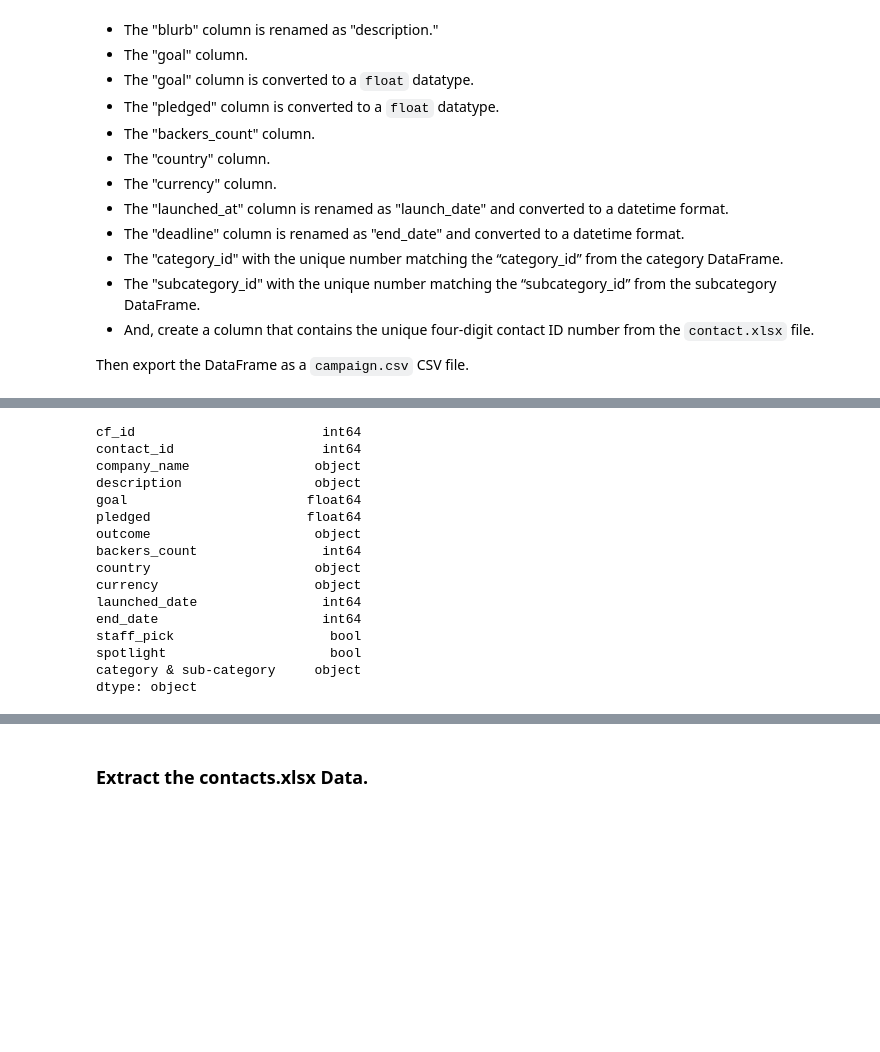
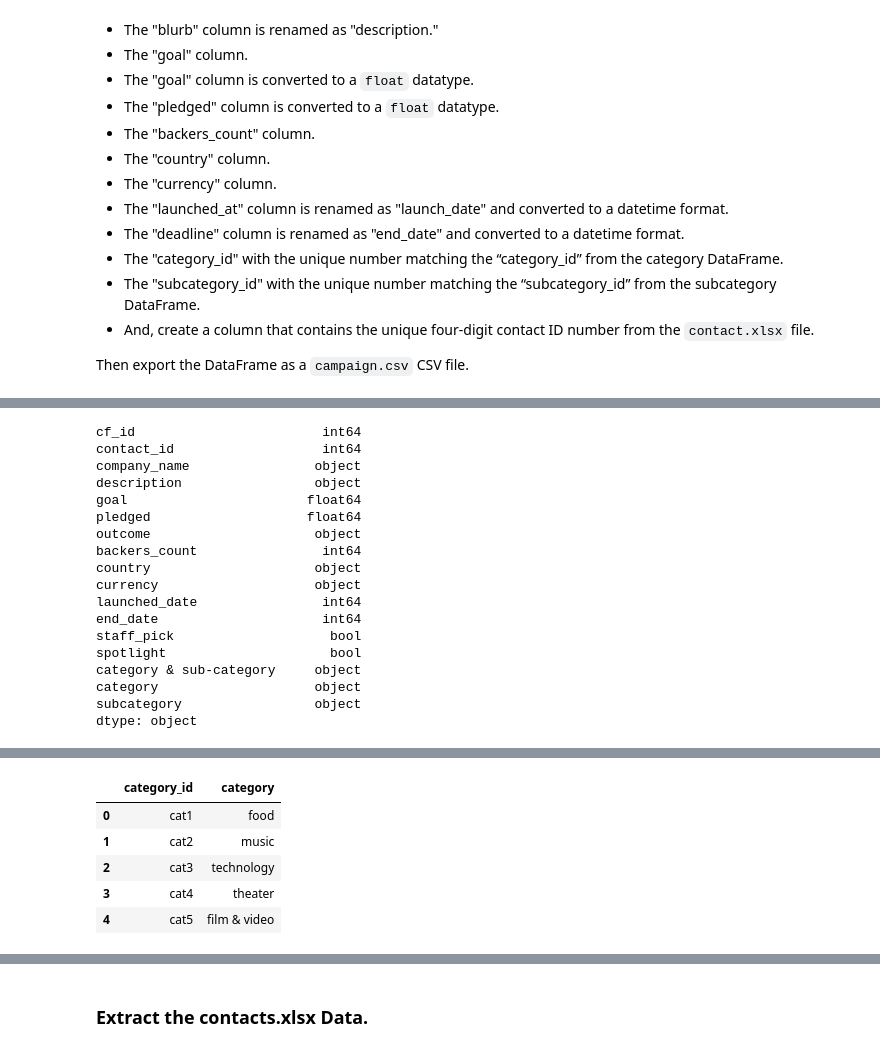
Before and after one commit to danielamz97/Crowdfunding_ETL, a Jupyter notebook: ETL_Mini_Project_Starter_Code_DMontiel_ECervantes_JMontoya.ipynb, the cells around one changed output, grey strips where cells are left out. Saved outputs shown, nothing was run; the diff lists cells and outputs as text; code cells hidden in the pictures; blank space fills up the shorter version.

```diff
--- a/ETL_Mini_Project_Starter_Code_DMontiel_ECervantes_JMontoya.ipynb
+++ b/ETL_Mini_Project_Starter_Code_DMontiel_ECervantes_JMontoya.ipynb
@@ -54,8 +54,8 @@ Export the DataFrame as a `subcategory.csv` CSV file.
 # %%
 # Get the crowdfunding_info_df columns.
 # Assign the category and subcategory values to category and subcategory columns.
-cat_df=crowdfunding_info_df[['category & sub-category']]
-cat_df[['category','subcategory']] = cat_df['category & sub-category'].str.split('/',expand=True)
-cat_df = cat_df.drop('category & sub-category', axis=1)
+
+crowdfunding_info_df[['category','subcategory']] = crowdfunding_info_df['category & sub-category'].str.split('/',expand=True)
+cat_df = crowdfunding_info_df[['category','subcategory']]
 cat_df
 # %% [output]
@@ -248,6 +238,8 @@ end_date                     int64
 staff_pick                    bool
 spotlight                     bool
 category & sub-category     object
+category                    object
+subcategory                 object
 dtype: object
 # %%
 # Format the launched_date and end_date columns to datetime format
@@ -268,6 +260,15 @@ campaign_df.head()
 | 2 | 1812 | 4187 | Melton, Robinson and Fritz | Function-based leadingedge pricin... | 108400.0 | 142523.0 | successful | 1425 | AU | ... |
 | 3 | 2156 | 4941 | Mcdonald, Gonzalez and Ross | Vision-oriented fresh-thinking co... | 4200.0 | 2477.0 | failed | 24 | US | ... |
 | 4 | 1365 | 2199 | Larson-Little | Proactive foreground core | 7600.0 | 5265.0 | failed | 53 | US | ... |
+# %%
+category_df.head()
+# %% [output]
+|  | category_id | category |
+| 0 | cat1 | food |
+| 1 | cat2 | music |
+| 2 | cat3 | technology |
+| 3 | cat4 | theater |
+| 4 | cat5 | film & video |
 # %%
 # Merge the campaign_df with the category_df on the "category" column and
 # the subcategory_df on the "subcategory" column.
```
Also changed, not shown: parts of 4 cells of this notebook.
